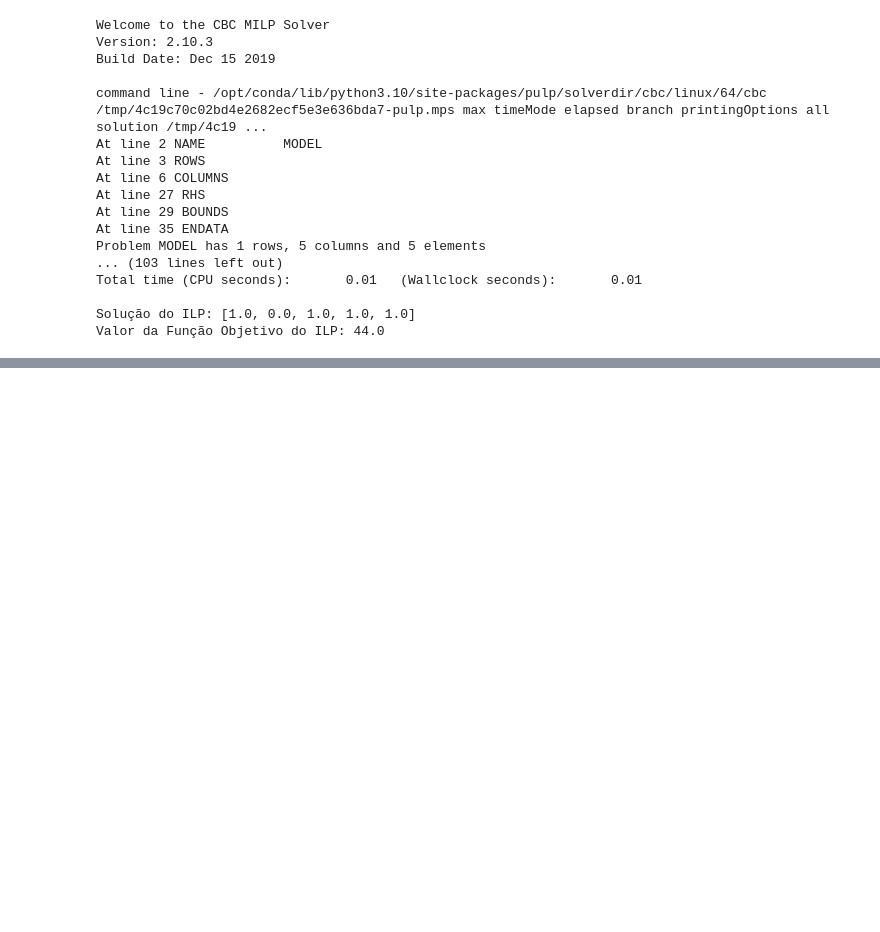
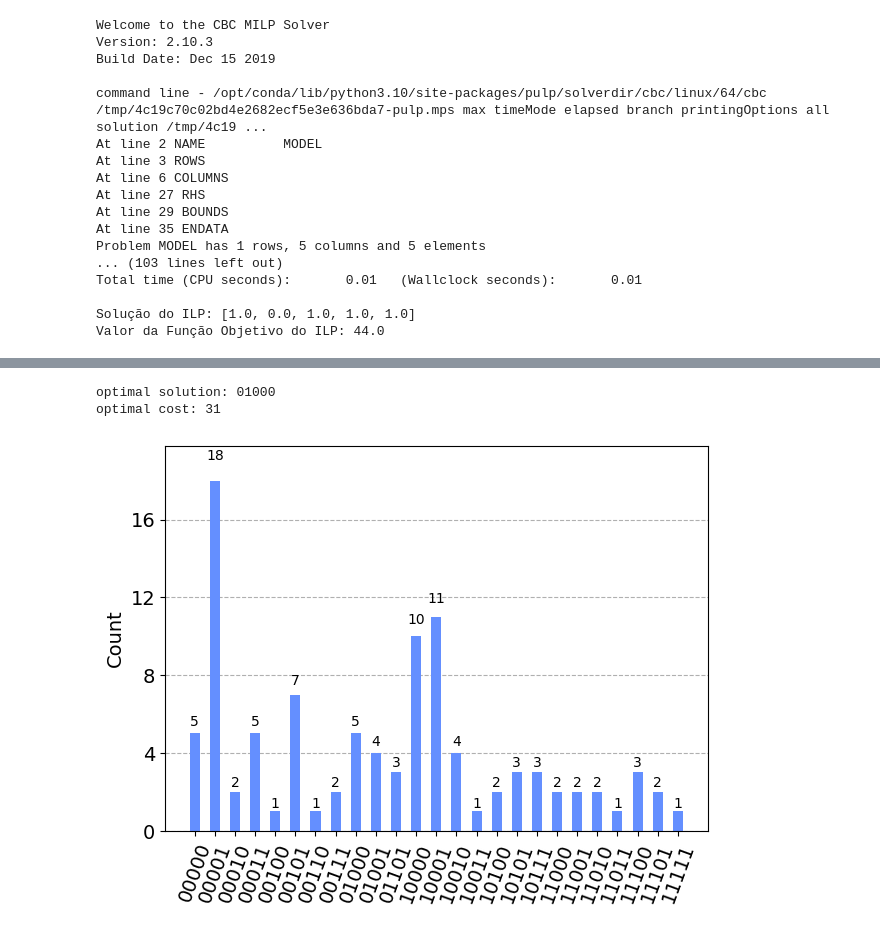
Before and after one commit to Lihsayuri/KnapsackQuantum, a Jupyter notebook: KnapsackProblem.ipynb, the cells around one changed output, grey strips where cells are left out. Saved outputs shown, nothing was run; the diff lists cells and outputs as text; code cells hidden in the pictures; blank space fills up the shorter version.

```diff
--- a/KnapsackProblem.ipynb
+++ b/KnapsackProblem.ipynb
@@ -615,3 +749,36 @@ Valor da Função Objetivo do ILP: 44.0
+# %%
+circuit.measure(qr_N,cr)
+circuit.draw(output = 'mpl')
+plt.show()
+backend = Aer.get_backend('qasm_simulator')
+job = execute(circuit, backend,shots = 100)
+result = job.result()
+counts = result.get_counts(circuit)
+
+#Execute on quantum Device
+#provider = IBMQ.get_provider()
+#backends = provider.get_backend('ibmq_16_melbourne')
+#job = execute(circuit, backend,shots = 100)
+#result = job.result()
+#counts = result.get_counts(circuit)
+plot_histogram(counts)
+plt.show()
+
+opt_sol = ""
+opt_obj = 0
+for sol in counts:
+    if counts[sol] >= 5:
+        if (Cost(sol) > opt_obj) and (Weight(sol) <= 10):
+            opt_sol = sol
+            opt_obj = Cost(sol)
+
+print("optimal solution:", opt_sol)
+print("optimal cost:", opt_obj)
+plot_histogram(counts)
+# %% [output]
+optimal solution: 01000
+optimal cost: 31
+[figure, added]
 # %% [markdown]
 ### **6. Referências** <a class="anchor" id="sixth-bullet"></a>
 
```
Also changed, not shown: parts of 5 cells of this notebook.
